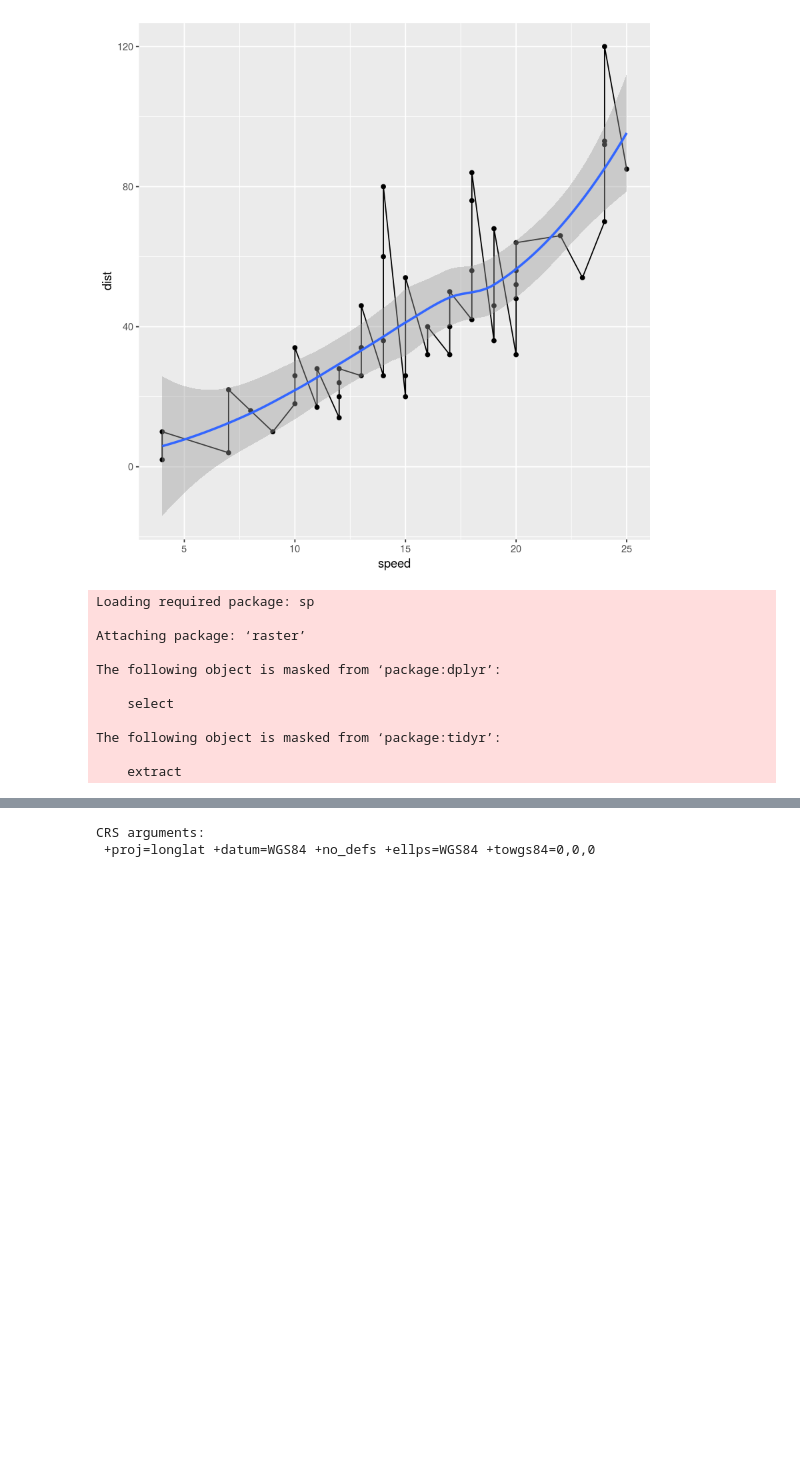
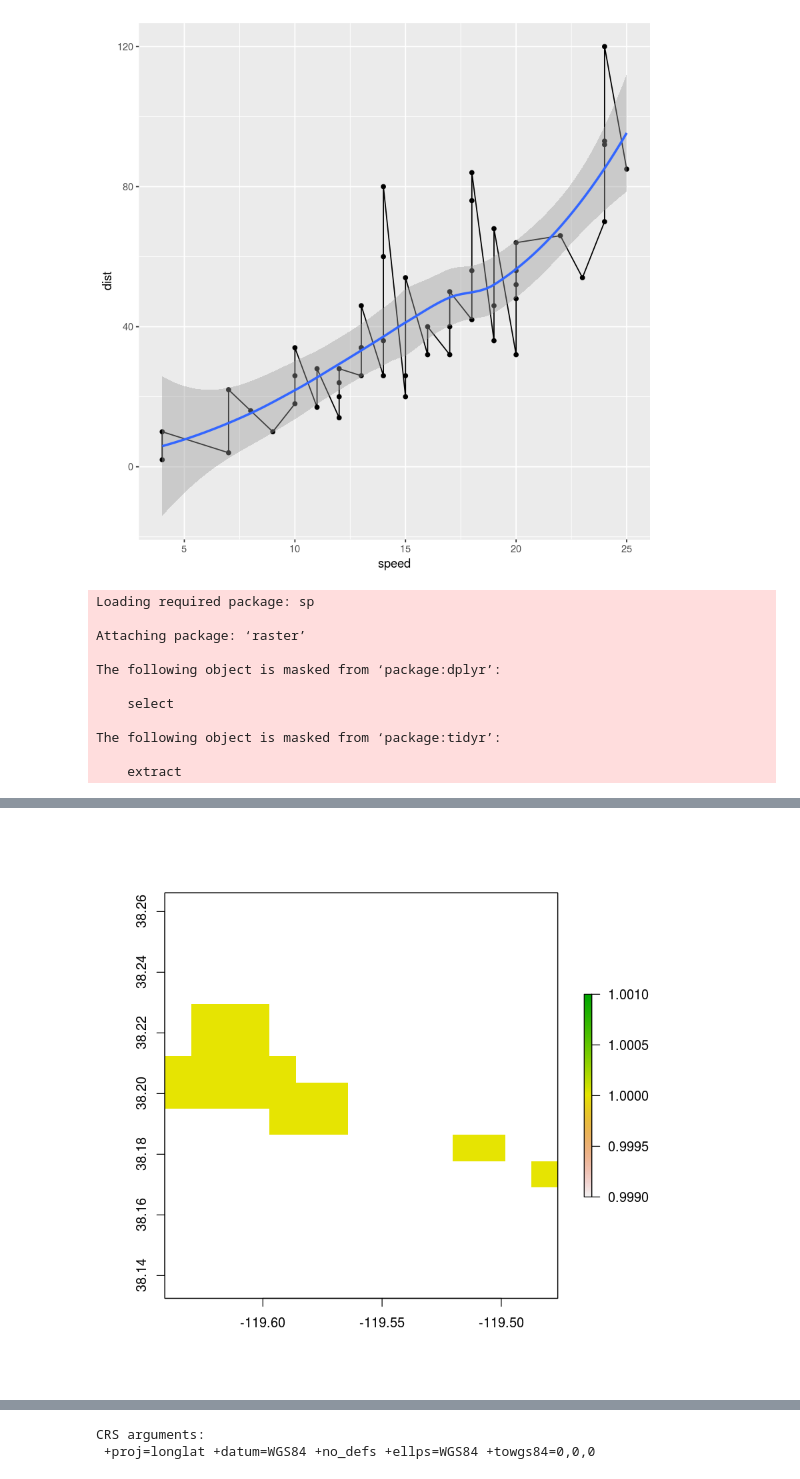
Before and after one commit to ajijohn/planet-snowcover, a Jupyter notebook: pipeline/R-stat.ipynb, the cells around one changed output, grey strips where cells are left out. Cells and saved outputs as stored; diff of their text form; code cells hidden in the pictures; blank space fills up the shorter version.

```diff
--- a/pipeline/R-stat.ipynb
+++ b/pipeline/R-stat.ipynb
@@ -44,0 +50,3 @@ mlp <- raster('/home/ubuntu/s3:::planet-snowcover-analysis:planet-snowcover-2020
+# %%
+#Read the base only
+mlp_base <- raster('/home/ubuntu/s3:::planet-snowcover-experiments:planet-snowcover-2020-03-12-02-43-15-610:planet-snowcover-imagery:20180528_181108_1025_3B_AnalyticMS_SR_clip/preds/20180528_181108_1025_3B_AnalyticMS_SR_clip_merged.tif')
@@ -46,0 +66,4 @@ s <- stack(aso,mlp)
+# %%
+plot(mlp_base)
+# %% [output]
+[figure, added]
```
Also changed, not shown: parts of 82 cells of this notebook.
